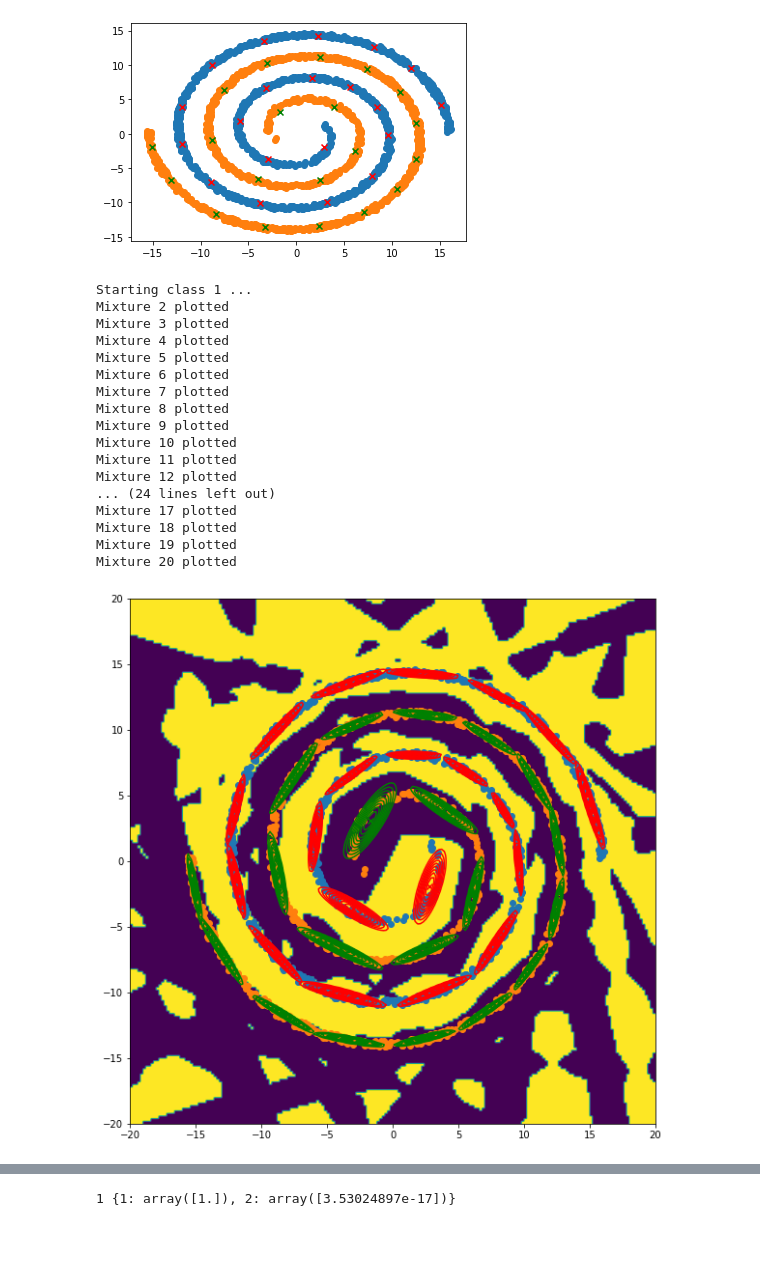
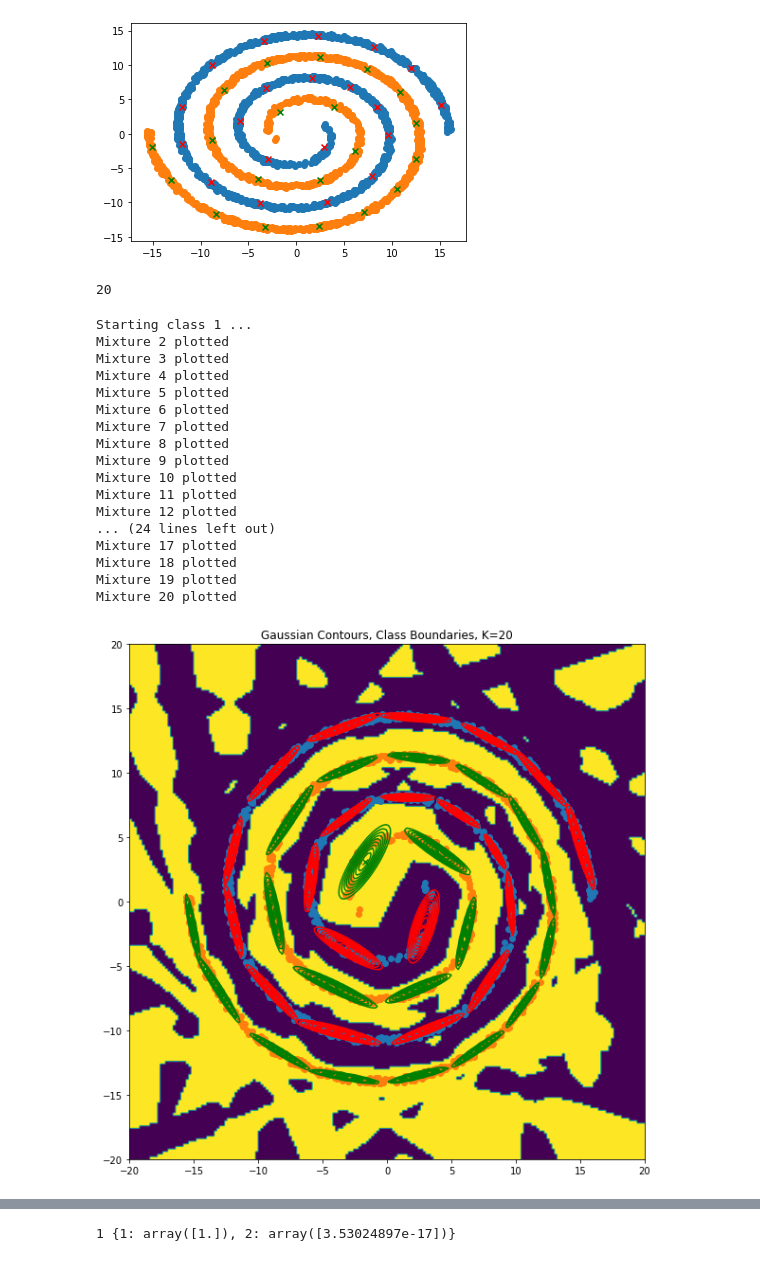
Before and after one commit to nihalgeorge01/CS5691-Submissions, a Jupyter notebook: A3/A_kmeans/A_kmeans_notebook.ipynb, the cells around one changed output, grey strips where cells are left out. Saved outputs shown, nothing was run; the diff lists cells and outputs as text; code cells hidden in the pictures.

```diff
--- a/A3/A_kmeans/A_kmeans_notebook.ipynb
+++ b/A3/A_kmeans/A_kmeans_notebook.ipynb
@@ -37,7 +37,7 @@ We essentially make use of numpy broadcasting and indexing to vectorize our enti
 
 Vectorization enables our code to be generalized to work with any $d$ dimensional dataset, with any choice of $k$, and any dataset size $n$. The only thing required is for each data example to be provided in the form `[x1, x2, x3, ... xn, class]`
 # %%
-def k_means(data,iters=30,k=15):
+def k_means(data,k=15,iters=100):
     # reshape data for numpy broadcasting
     data = np.reshape(data,[-1,1,data.shape[-1]])
     # initialize k means with random means
@@ -70,7 +70,7 @@ def k_means(data,iters=30,k=15):
         dists = np.sqrt(np.sum((data - kmeans)**2,axis=2))
         r_nk_new = np.eye(k)[np.argmin(dists,axis=1)]
         # test for convergence
-        if iters == c:
+        if np.all(r_nk_old == r_nk_new) or iters == c:
             break
     print(f"Iterations to convergence = {c}")
     return kmeans, r_nk_new
@@ -178,7 +182,7 @@ print(gaussian(np.array([[1,1],[2,2]]), np.array([1,1]), np.array([[1,0], [0,1]]
 # %% [output]
 [0.15915494 0.05854983]
 # %%
-def EM(data,means,allotments, iters=30, mean_update=True, diag=False):
+def EM(data,means,allotments, iters=100, mean_update=True, diag=False):
 
     # Iteration counter
     ct = 0
@@ -240,10 +244,7 @@ def EM(data,means,allotments, iters=30, mean_update=True, diag=False):
         #print(f"iter {ct}, ll_new: {ll_new}")
 
         # Termination condition
-        # if np.abs(ll_new - ll_old) < 1e-6 or ll_new < ll_old or ct == 100:
-        #    break
-
-        if ct == iters:
+        if np.abs(ll_new - ll_old) < 1e-6 or ll_new < ll_old or ct == iters:
             break
 
         ll_old = ll_new.copy()
@@ -354,6 +359,10 @@ x1_pts = np.linspace(-20, 20, 200)
 x2_pts = np.linspace(-20, 20, 200)
 x1_mesh, x2_mesh = np.meshgrid(x1_pts, x2_pts)
 ij_pts = np.array([np.array([i,j]) for i,j in zip(np.ravel(x1_mesh), np.ravel(x2_mesh))])
+# %%
+k
+# %% [output]
+20
 # %%
 fig = plt.figure(figsize=[10,10])
 ax = fig.gca()
@@ -368,6 +377,7 @@ for cl in cls:
     ax = fig.gca()
     cset = ax.contour(x1_mesh, x2_mesh, zk_mesh, colors=cl_colors[cl_to_ind[cl]], levels = np.linspace(np.max(zk_mesh)/4,np.max(zk_mesh), 10)) #levels = np.linspace(np.max(zk_mesh)/1.5,np.max(zk_mesh), 10)
     for kk in range(1,k):
+        # print(f"means_em_d shape: {means_em_d[cl].shape}")
         # zk_pts = np.array([gaussian(np.array([i,j]), means_em_d[cl][kk], covs_em_d[cl][kk]) for i,j in zip(np.ravel(x1_mesh), np.ravel(x2_mesh))])
         zk_pts = np.array(gaussian(ij_pts, means_em_d[cl][kk], covs_em_d[cl][kk]))
         zk_mesh = zk_pts.reshape(x1_mesh.shape)
@@ -376,33 +386,34 @@ for cl in cls:
         ax = fig.gca()
         cset = ax.contour(x1_mesh, x2_mesh, zk_mesh, colors=cl_colors[cl_to_ind[cl]], levels = np.linspace(np.max(zk_mesh)/4,np.max(zk_mesh), 10))
         # z_pts += zk_pts
         print(f'Mixture {kk+1} plotted')
     plt.scatter(train_data_classes[cl_to_ind[cl],:,0],train_data_classes[cl_to_ind[cl],:,1])
     plt.scatter(means_em_d[cl][:,0],means_em_d[cl][:,1],c=cl_colors[cl_to_ind[cl]],marker='x')
 
 class_pts = np.array([predict([i,j], means_em_d, covs_em_d, pi_em_d)[0] for i,j in zip(np.ravel(x1_mesh), np.ravel(x2_mesh))])
 class_mesh = class_pts.reshape(x1_mesh.shape)
 ax=fig.gca()
-ax.imshow(np.fliplr(class_mesh), extent=[-20, 20, -20, 20], cmap='viridis')
+ax.imshow(np.rot90(np.fliplr(class_mesh),2), extent=[-20, 20, -20, 20], cmap='viridis')
     # z_mesh = z_pts.reshape(x1_mesh.shape)
-
+plt.title(f"Gaussian Contours, Class Boundaries, K={k}")
+plt.savefig(f"./Plots/contours_synth_k_{k}")
 plt.show()
 # %% [output]
 Starting class 1 ...
 Mixture 2 plotted
 Mixture 3 plotted
 Mixture 4 plotted
 Mixture 5 plotted
 Mixture 6 plotted
 Mixture 7 plotted
 Mixture 8 plotted
 Mixture 9 plotted
 Mixture 10 plotted
 Mixture 11 plotted
 Mixture 12 plotted
 ... (24 lines left out)
 Mixture 17 plotted
 Mixture 18 plotted
 Mixture 19 plotted
 Mixture 20 plotted
-[figure, old version]
+[figure, new version]
```
Also changed, not shown: parts of 5 cells of this notebook, 1 other file.
